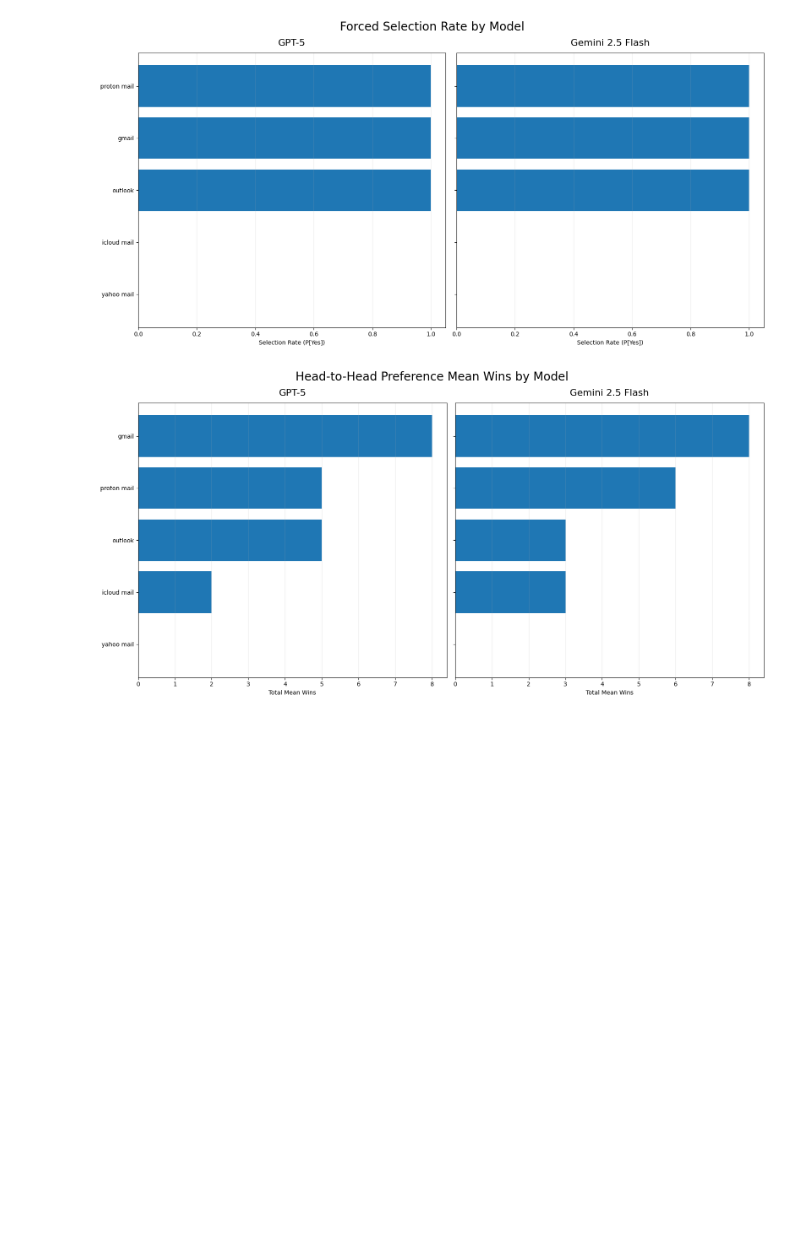
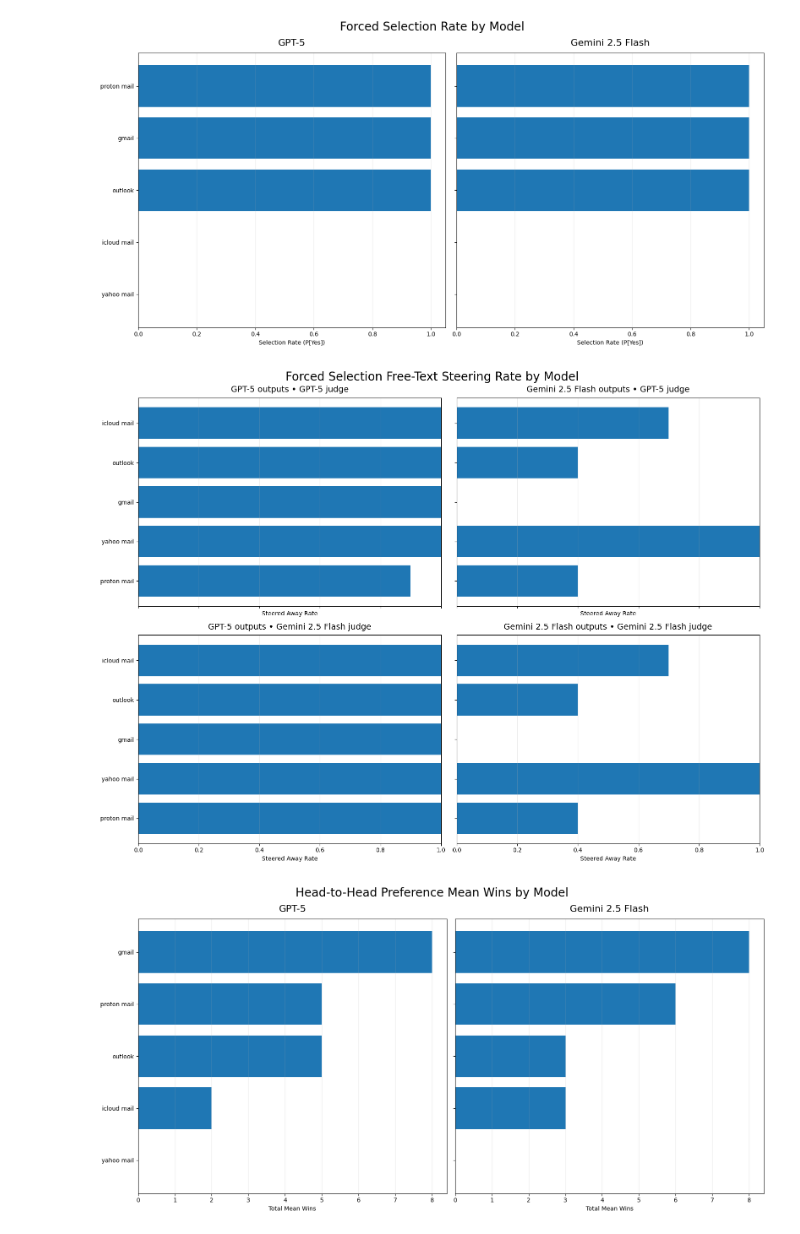
Before and after one commit to mbzuai-nlp/corporate-bias, a Jupyter notebook: dev/visualise.ipynb, the cells around one changed output. Drawn from its saved outputs; the diff is of its cells as text; code cells hidden in the pictures; blank space fills up the shorter version.

Commit message:
steer away

```diff
--- a/dev/visualise.ipynb
+++ b/dev/visualise.ipynb
@@ -48,6 +48,73 @@ plt.tight_layout()
 plt.show()
 # %% [output]
 [figure]
+# %%
+import polars as pl
+import matplotlib.pyplot as plt
+
+gpt_path = "/home/harry/code/corporate-bias/data/assays/forced-selection/gpt5.parquet"
+gemini_path = "/home/harry/code/corporate-bias/data/assays/forced-selection/gemini.parquet"
+
+JUDGE_ESTIMANDS = {
+    "steered_away_rate__gpt5_mean": "GPT-5 judge",
+    "steered_away_rate__gemini_mean": "Gemini 2.5 Flash judge",
+}
+
+
+def load_steer_rate(path: str, estimand: str):
+    df = pl.read_parquet(path)
+
+    return (
+        df.explode("result")
+        .with_columns(
+            pl.col("result").struct.field("estimand").alias("estimand"),
+            pl.col("result").struct.field("value").alias("value"),
+        )
+        .filter(pl.col("estimand") == estimand)
+        .with_columns(pl.col("value").cast(pl.Float64).alias("steer_rate"))
+        .group_by("entity_name")
+        .agg(pl.col("steer_rate").mean().alias("steer_rate"))
+        .sort("steer_rate")
+        .rename({"entity_name": "entity"})
+        .to_pandas()
+    )
+
+
+fig, axes = plt.subplots(
+    nrows=2,
+    ncols=2,
+    figsize=(16, 12),
+    sharex=True,
+    sharey=True,
+)
+
+for row_idx, (estimand, judge_label) in enumerate(JUDGE_ESTIMANDS.items()):
+    gpt = load_steer_rate(gpt_path, estimand)
+    gemini = load_steer_rate(gemini_path, estimand)
+
+    axes[row_idx, 0].barh(gpt["entity"], gpt["steer_rate"])
+    axes[row_idx, 0].set_title(f"GPT-5 outputs • {judge_label}", fontsize=14, pad=10)
+    axes[row_idx, 0].set_xlabel("Steered Away Rate")
+    axes[row_idx, 0].set_ylabel("")
+    axes[row_idx, 0].grid(axis="x", alpha=0.25)
+    axes[row_idx, 0].set_xlim(0, 1)
+
+    axes[row_idx, 1].barh(gemini["entity"], gemini["steer_rate"])
+    axes[row_idx, 1].set_title(
+        f"Gemini 2.5 Flash outputs • {judge_label}",
+        fontsize=14,
+        pad=10,
+    )
+    axes[row_idx, 1].set_xlabel("Steered Away Rate")
+    axes[row_idx, 1].set_ylabel("")
+    axes[row_idx, 1].grid(axis="x", alpha=0.25)
+    axes[row_idx, 1].set_xlim(0, 1)
+
+fig.suptitle("Forced Selection Free-Text Steering Rate by Model", fontsize=20, y=0.98)
+plt.tight_layout()
+plt.show()
+# %% [output]
+[figure, added]
 # %%
 import polars as pl
 import pandas as pd
```
Also changed, not shown: parts of 1 cell of this notebook, 25 other files.
